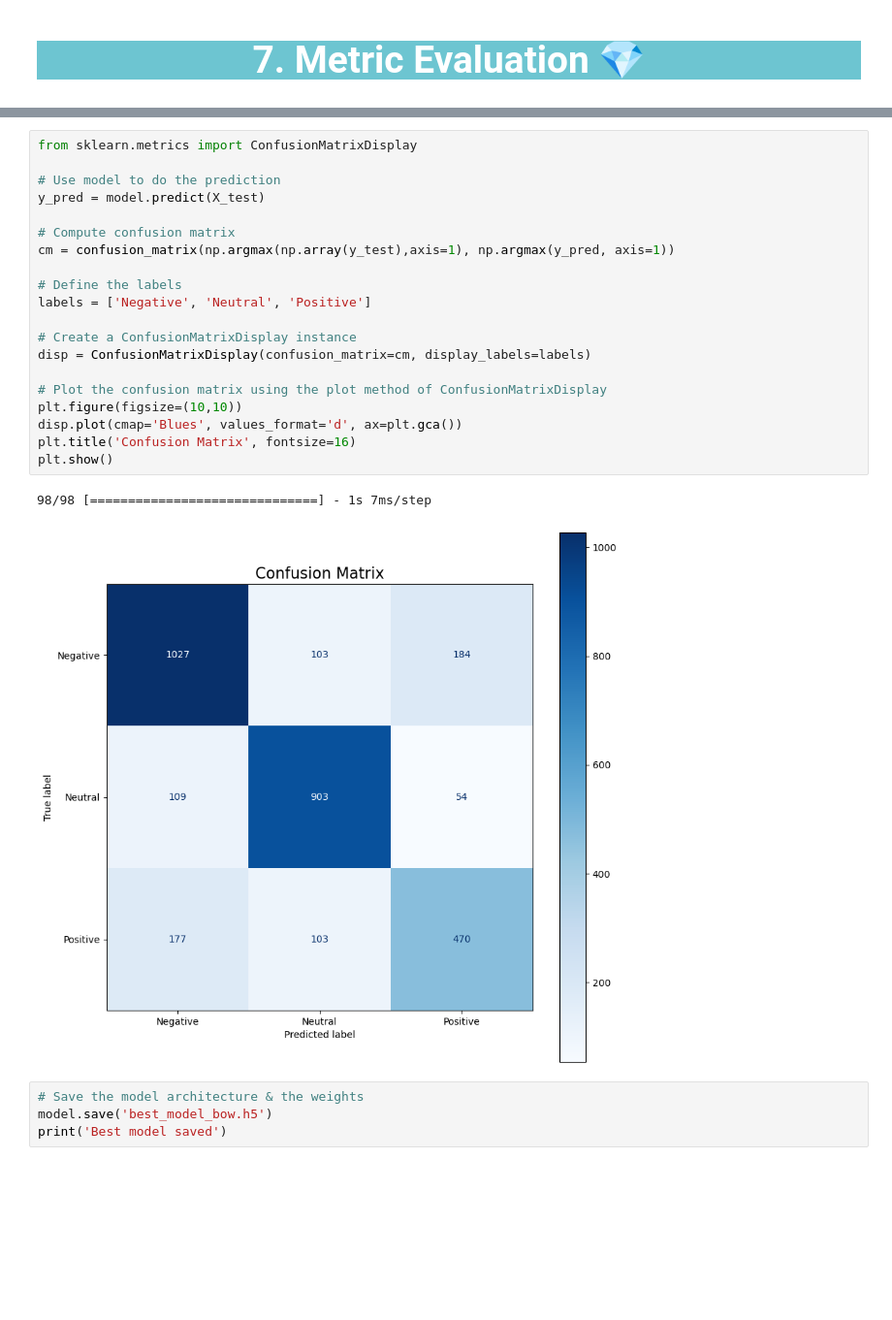
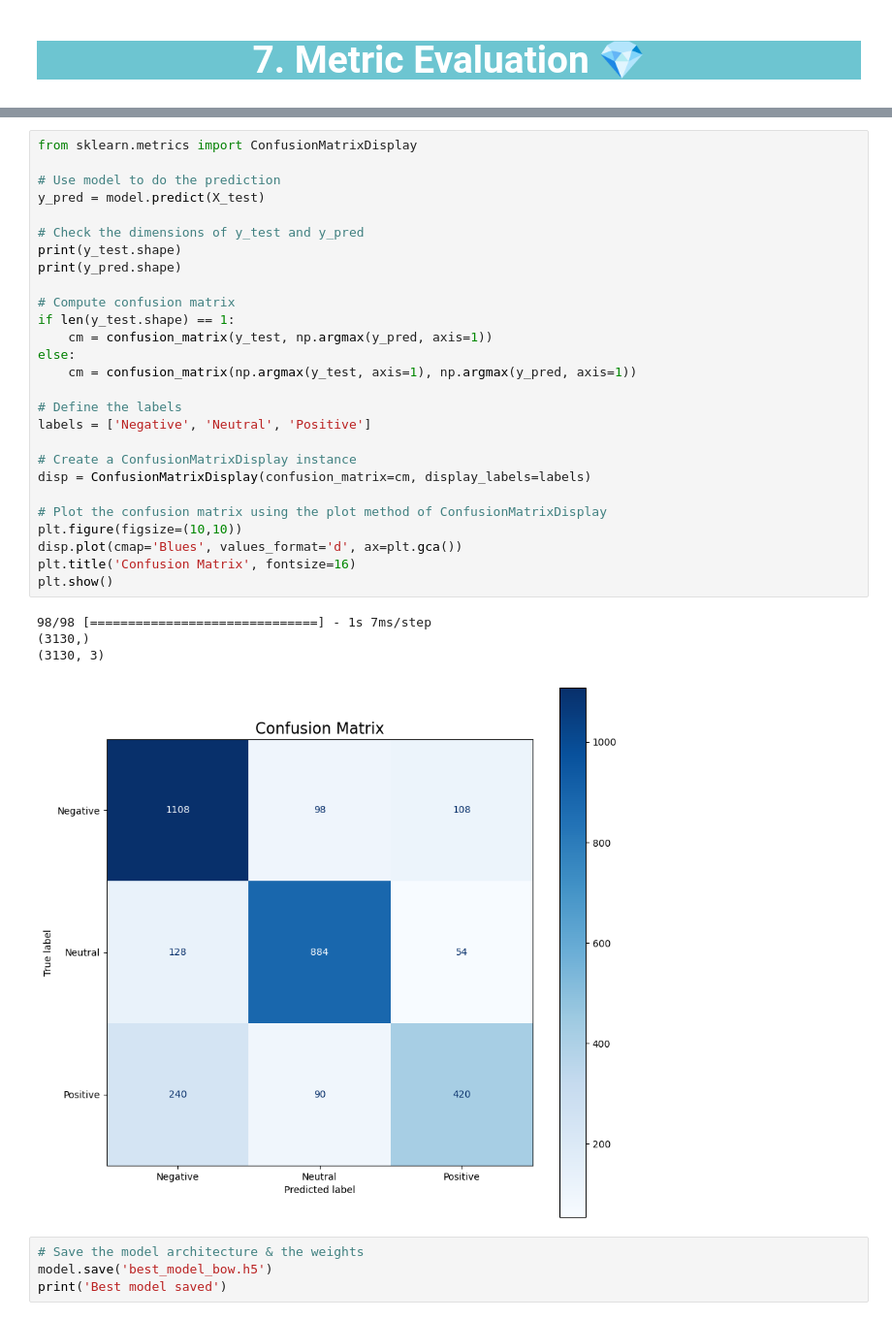
Before and after one commit to rizkyyanuark/Sentiment-Analysis-KIPK-based-Tweets-from-X, a Jupyter notebook: Sentiment_Analisis_Program_KIPK_BoW.ipynb, the cells around one changed output, grey strips where cells are left out. Shown at 97% size. Saved outputs shown, nothing was run; the diff lists cells and outputs as text; blank space fills up the shorter version.

```diff
--- a/Sentiment_Analisis_Program_KIPK_BoW.ipynb
+++ b/Sentiment_Analisis_Program_KIPK_BoW.ipynb
@@ -635,26 +656,35 @@ plot_training_hist(history)
 # %%
 from sklearn.metrics import ConfusionMatrixDisplay
 
 # Use model to do the prediction
 y_pred = model.predict(X_test)
 
+# Check the dimensions of y_test and y_pred
+print(y_test.shape)
+print(y_pred.shape)
+
 # Compute confusion matrix
-cm = confusion_matrix(np.argmax(np.array(y_test),axis=1), np.argmax(y_pred, axis=1))
+if len(y_test.shape) == 1:
+    cm = confusion_matrix(y_test, np.argmax(y_pred, axis=1))
+else:
+    cm = confusion_matrix(np.argmax(y_test, axis=1), np.argmax(y_pred, axis=1))
 
 # Define the labels
 labels = ['Negative', 'Neutral', 'Positive']
 
 # Create a ConfusionMatrixDisplay instance
 disp = ConfusionMatrixDisplay(confusion_matrix=cm, display_labels=labels)
 
 # Plot the confusion matrix using the plot method of ConfusionMatrixDisplay
 plt.figure(figsize=(10,10))
 disp.plot(cmap='Blues', values_format='d', ax=plt.gca())
 plt.title('Confusion Matrix', fontsize=16)
 plt.show()
 # %% [output]
 98/98 [==============================] - 1s 7ms/step
+(3130,)
+(3130, 3)
-[figure, old version]
+[figure, new version]
 # %%
 # Save the model architecture & the weights
 model.save('best_model_bow.h5')
```
Also changed, not shown: parts of 8 cells of this notebook, 7 other files.
